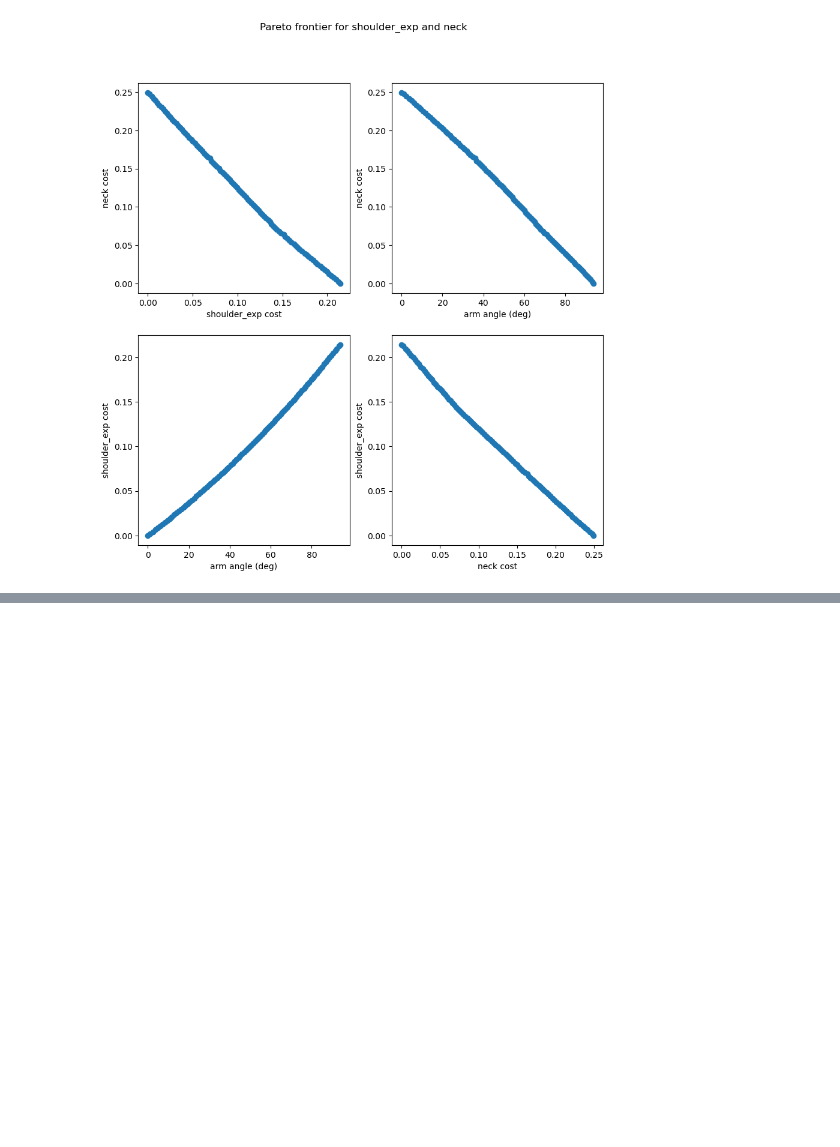
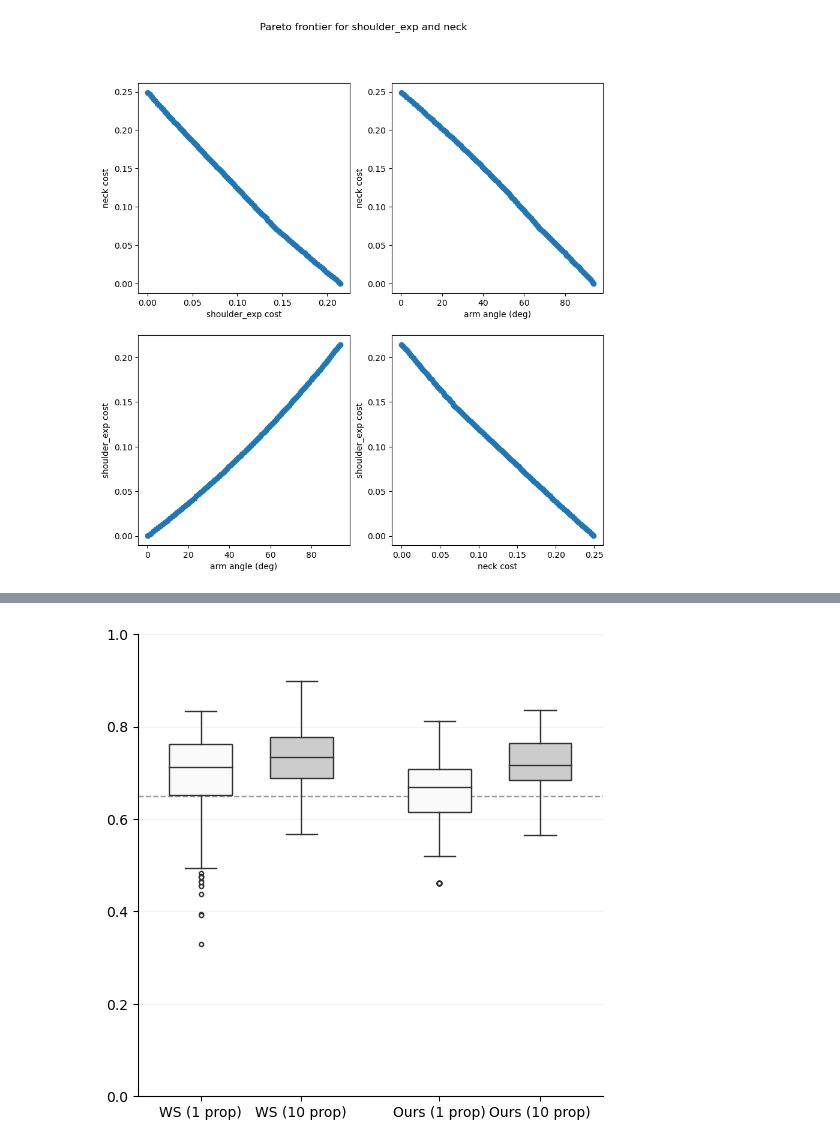
Before and after one commit to christophajohns/auit-pareto-solver, a Jupyter notebook: evaluation.ipynb, the cells around one changed output, grey strips where cells are left out. Saved outputs shown, nothing was run; the diff lists cells and outputs as text; code cells hidden in the pictures; blank space fills up the shorter version.

Commit message:
Add basic semantic cost

```diff
--- a/evaluation.ipynb
+++ b/evaluation.ipynb
@@ -413,0 +420,16 @@ plot_pareto_fontier("shoulder_exp", "neck")
+# %%
+import experiments.user
+import experiments.problem
+
+# Specify the scenario
+SCENARIO_5 = "SemanticAdapt"
+
+# Get utility functions
+SCENARIO_5_PREFERENCE_CRITERIA = ["neck", "shoulder_exp", "reach", "semantics"]
+utility_functions = experiments.user.get_utility_functions_for_different_seeds(SCENARIO_5_PREFERENCE_CRITERIA, n_functions=100, seed=111)
+
+# Get MOO problem
+SCENARIO_5_OBJECTIVES = ["neck", "shoulder"]
+problem_5 = experiments.problem.LayoutProblem(
+    objectives=SCENARIO_5_OBJECTIVES
+)
@@ -413,0 +438,4 @@ plot_pareto_fontier("shoulder_exp", "neck")
+# %%
+import experiments.simulate
+
+runtimes_5, results_5 = experiments.simulate.get_runtimes_and_results_dfs(problem_5, SCENARIO_5, utility_functions, n_runs=10, seed=256)
@@ -413,0 +444,4 @@ plot_pareto_fontier("shoulder_exp", "neck")
+# %%
+# Get baseline for expected utility
+expected_utilities[SCENARIO_5] = experiments.simulate.get_expected_utility(SCENARIO_5_PREFERENCE_CRITERIA, list(utility_functions.values()), n_trials=1000, seed=111)
+expected_utilities
@@ -413,0 +462,4 @@ plot_pareto_fontier("shoulder_exp", "neck")
+# %%
+fig_results_5 = plot_results(results_5, runtimes_5, expected_utilities[SCENARIO_5], SCENARIO_5)
+# %% [output]
+[figure, added]
```
Also changed, not shown: parts of 24 cells of this notebook, 7 other files.
